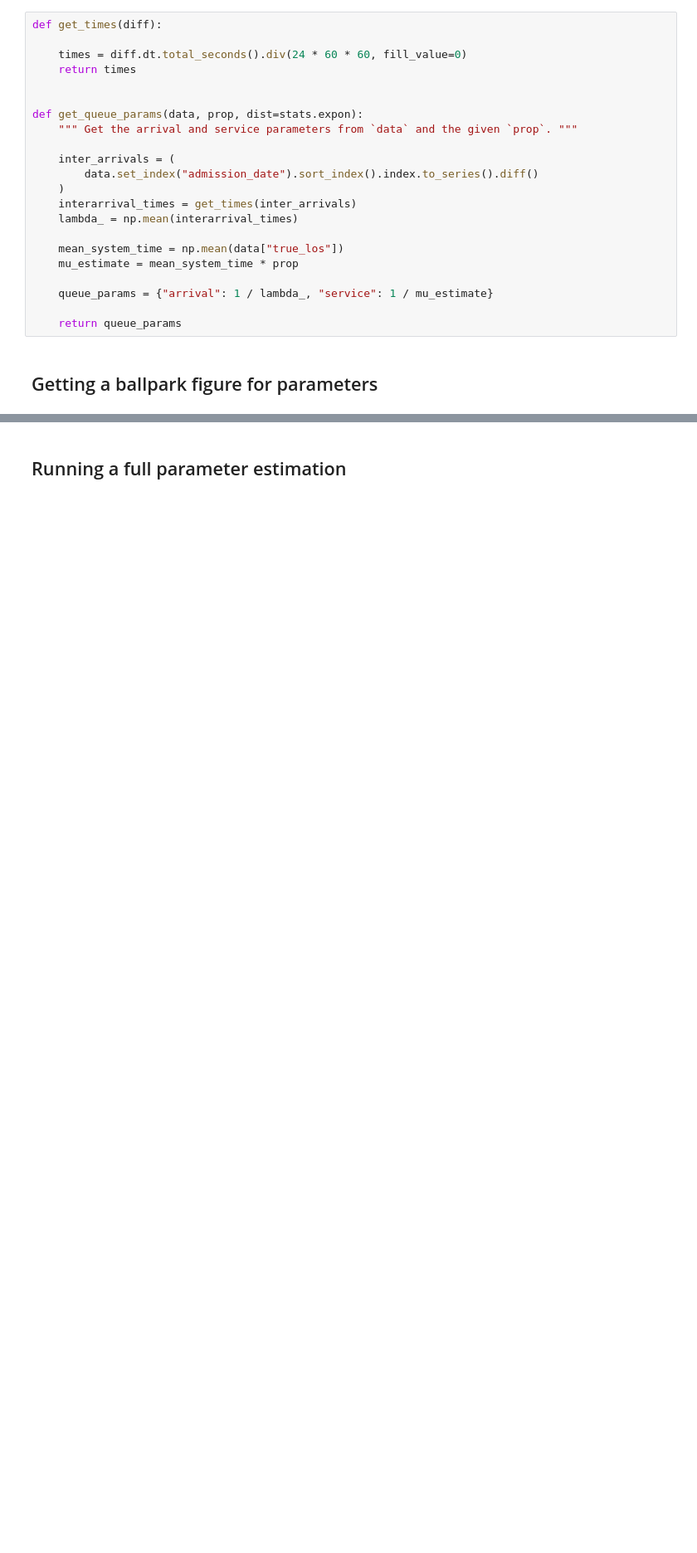
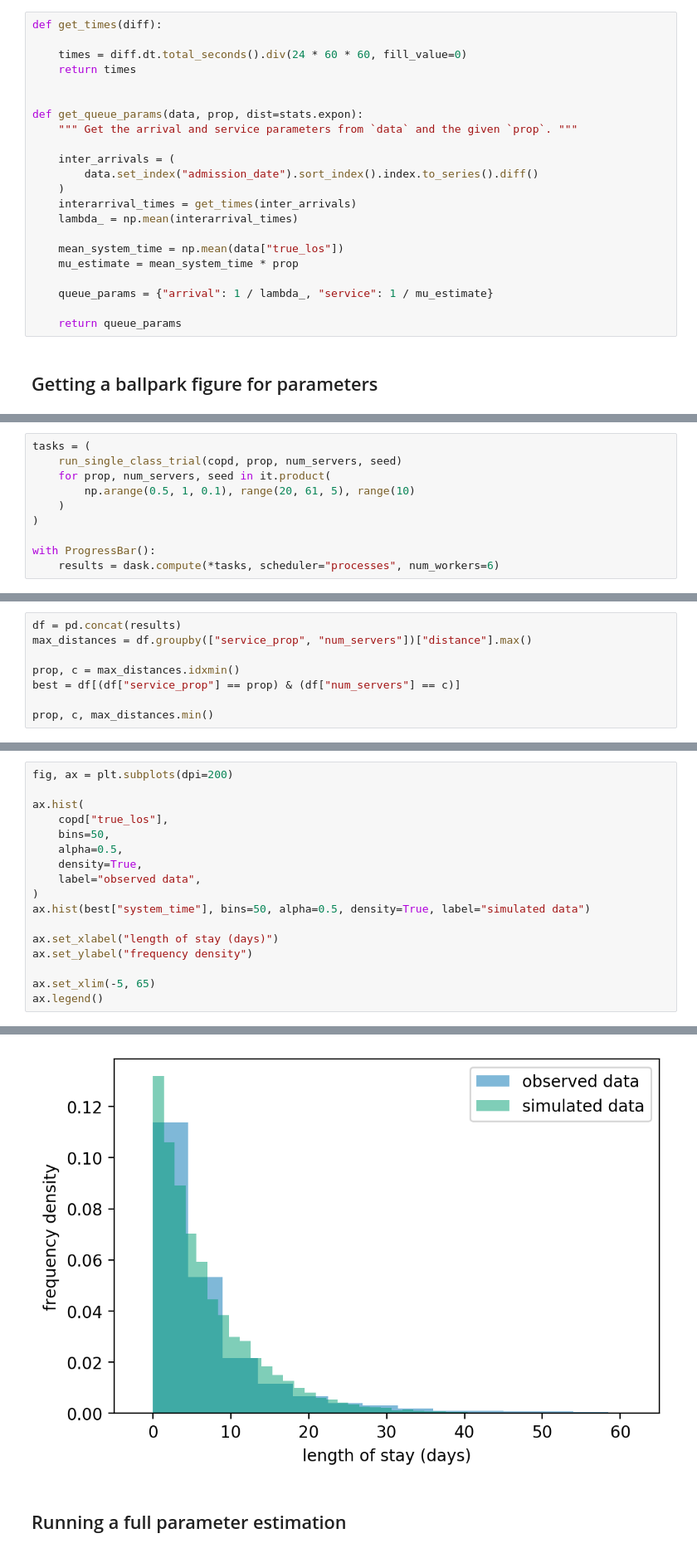
Before and after one commit to daffidwilde/copd-paper, a Jupyter notebook: nbs/queuing.ipynb, the cells around one changed output, grey strips where cells are left out. Shown at 83% size. Cells and saved outputs as stored; diff of their text form; blank space fills up the shorter version.

```diff
--- a/nbs/queuing.ipynb
+++ b/nbs/queuing.ipynb
@@ -138,0 +113,10 @@ def run_single_class_trial(data, prop, num_servers, seed, max_time=365*3):
+# %%
+tasks = (
+    run_single_class_trial(copd, prop, num_servers, seed)
+    for prop, num_servers, seed in it.product(
+        np.arange(0.5, 1, 0.1), range(20, 61, 5), range(10)
+    )
+)
+
+with ProgressBar():
+    results = dask.compute(*tasks, scheduler="processes", num_workers=6)
@@ -138,0 +125,8 @@ def run_single_class_trial(data, prop, num_servers, seed, max_time=365*3):
+# %%
+df = pd.concat(results)
+max_distances = df.groupby(["service_prop", "num_servers"])["distance"].max()
+
+prop, c = max_distances.idxmin()
+best = df[(df["service_prop"] == prop) & (df["num_servers"] == c)]
+
+prop, c, max_distances.min()
@@ -138,0 +135,18 @@ def run_single_class_trial(data, prop, num_servers, seed, max_time=365*3):
+# %%
+fig, ax = plt.subplots(dpi=200)
+
+ax.hist(
+    copd["true_los"],
+    bins=50,
+    alpha=0.5,
+    density=True,
+    label="observed data",
+)
+ax.hist(best["system_time"], bins=50, alpha=0.5, density=True, label="simulated data")
+
+ax.set_xlabel("length of stay (days)")
+ax.set_ylabel("frequency density")
+
+ax.set_xlim(-5, 65)
+ax.legend()
+# %% [output]
@@ -139,3 +154,4 @@ def run_single_class_trial(data, prop, num_servers, seed, max_time=365*3):
+[figure, added]
 # %% [markdown]
 ## Running a full parameter estimation
 # %%
```
Also changed, not shown: parts of 8 cells of this notebook, 10 other files.
